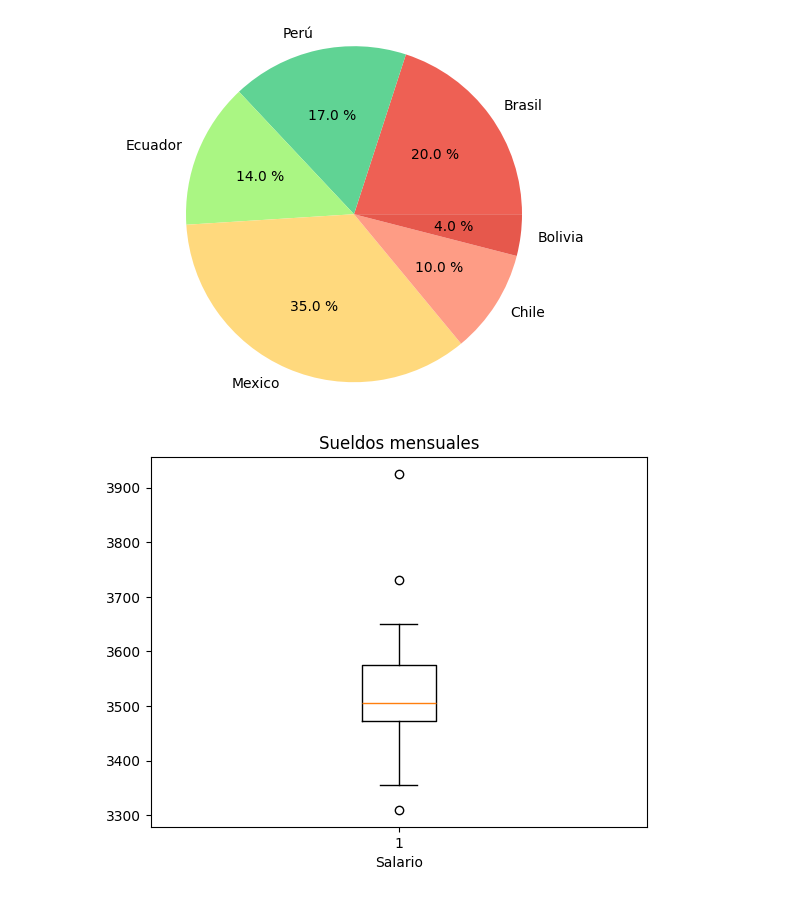
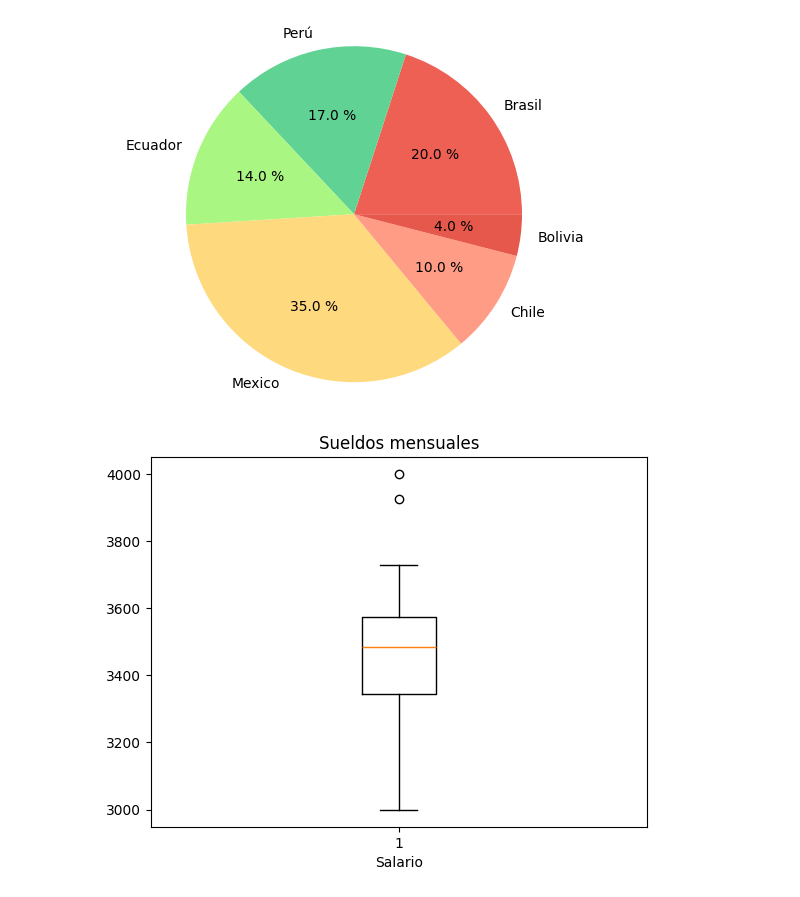
Before and after one commit to jcml002/Reto6, a Jupyter notebook: DS_JCML_RETO.ipynb, the cells around one changed output. Drawn from its saved outputs; the diff is of its cells as text; code cells hidden in the pictures.

```diff
--- a/DS_JCML_RETO.ipynb
+++ b/DS_JCML_RETO.ipynb
@@ -174,16 +174,16 @@ plt.show()
 # %%
 #importamos el módulo
 import matplotlib.pyplot as plt
 import seaborn as sns
 
 # Aplica el estilo Seaborn
 #plt.style.use(['seaborn'])
 #plt.style.use(['seaborn-darkgrid'])
 
-x= [3450,3550,3650,3480,3355,3310,3490,3730,3540,3925,3520,3480] #Datos de la variable
+x= [3450,3550,3650,3480,3355,3310,3490,3730,3540,3925,3520,3480,3200,3100,4000,2999] #Datos de la variable
 plt.boxplot(x) #Generamos el gráfico
 plt.title('Sueldos mensuales') #Título del gráfico
 plt.xlabel('Salario') #Etiqueta del eje x
 plt.show() #Muestra la gráfica
 # %% [output]
-[figure, old version]
+[figure, new version]
```
